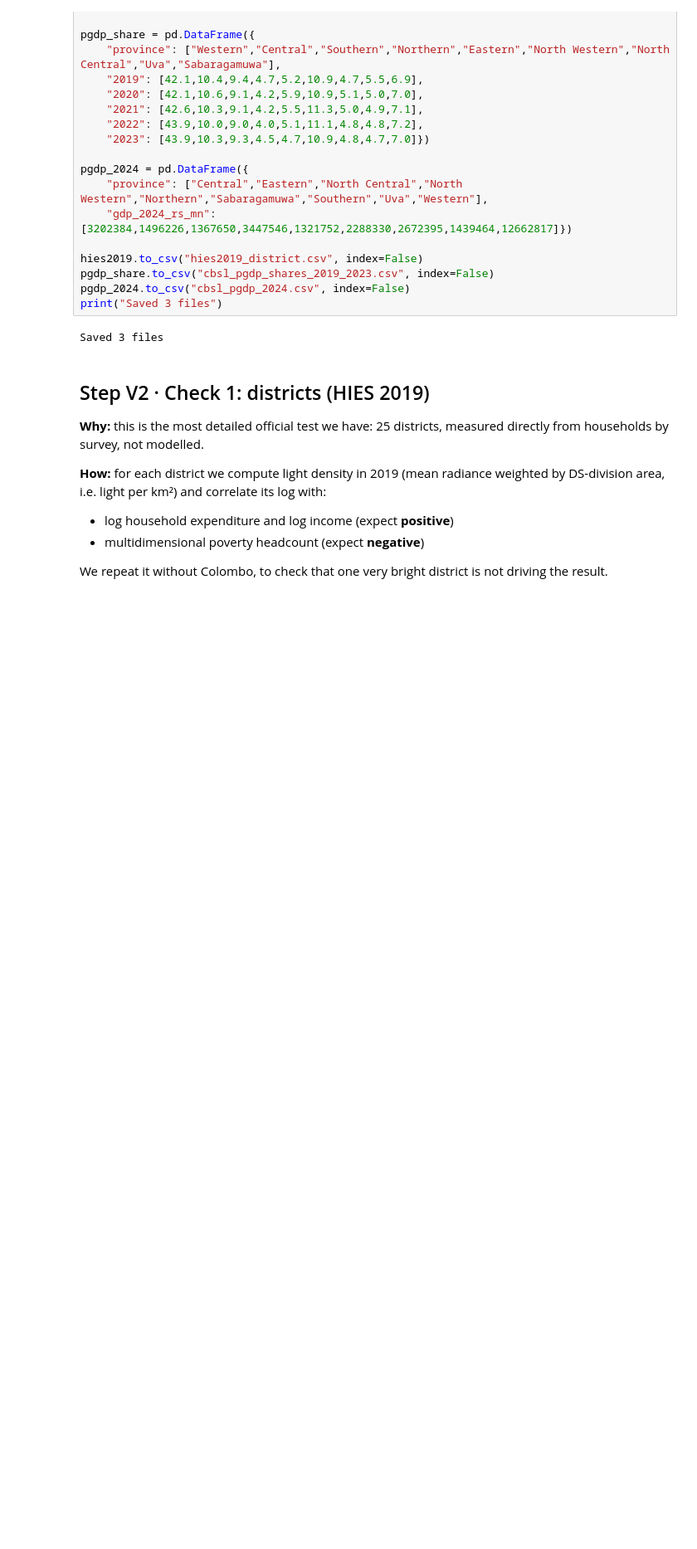
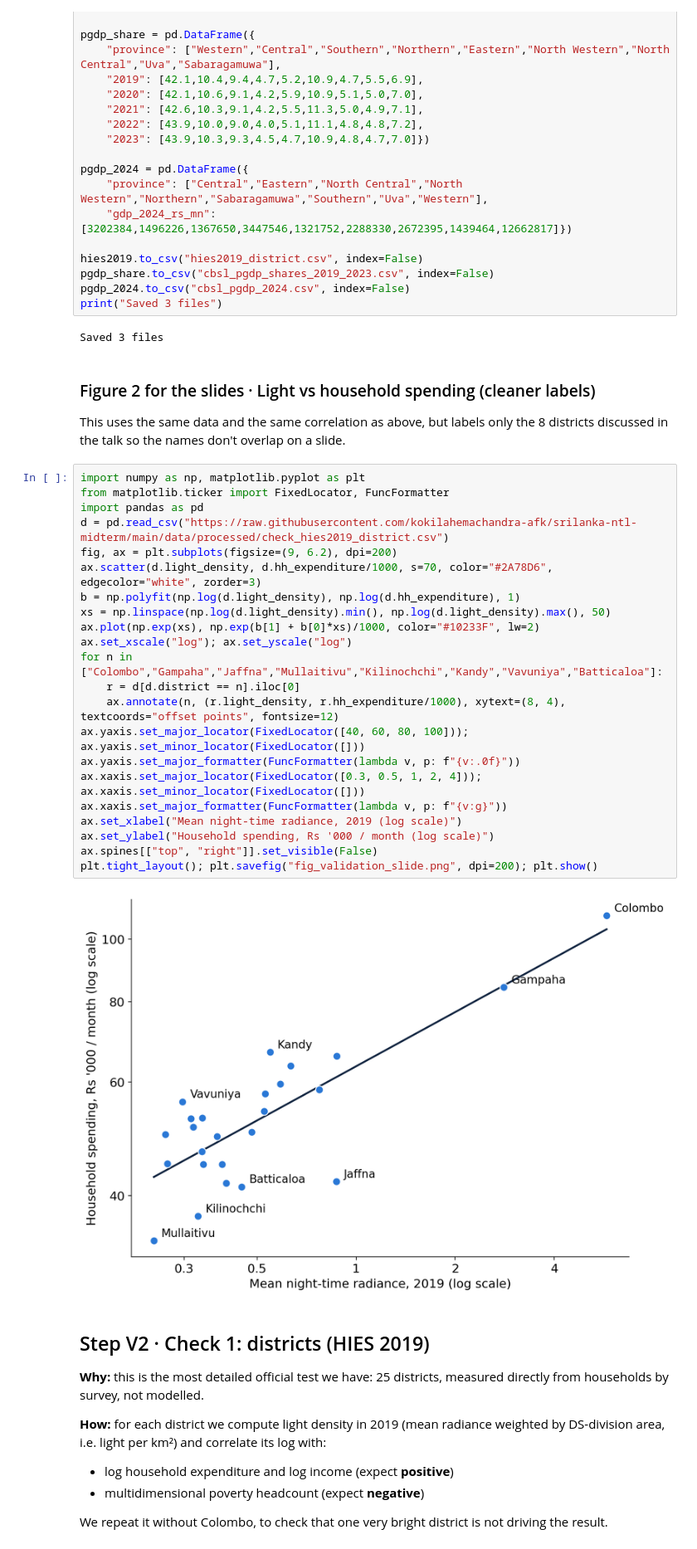
Before and after one commit to kokilahemachandra-afk/srilanka-ntl-midterm, a Jupyter notebook: notebooks/04_validation.ipynb, the cells around one changed output. Shown at 83% size. Drawn from its saved outputs; the diff is of its cells as text; blank space fills up the shorter version.

```diff
--- a/notebooks/04_validation.ipynb
+++ b/notebooks/04_validation.ipynb
@@ -74,6 +74,33 @@ pgdp_2024.to_csv("cbsl_pgdp_2024.csv", index=False)
 print("Saved 3 files")
 # %% [output]
 Saved 3 files
+# %% [markdown]
+### Figure 2 for the slides · Light vs household spending (cleaner labels)
+This uses the same data and the same correlation as above, but labels only the 8 districts discussed in the talk so the names don't overlap on a slide.
+# %%
+import numpy as np, matplotlib.pyplot as plt
+from matplotlib.ticker import FixedLocator, FuncFormatter
+import pandas as pd
+d = pd.read_csv("https://raw.githubusercontent.com/kokilahemachandra-afk/srilanka-ntl-midterm/main/data/processed/check_hies2019_district.csv")
+fig, ax = plt.subplots(figsize=(9, 6.2), dpi=200)
+ax.scatter(d.light_density, d.hh_expenditure/1000, s=70, color="#2A78D6", edgecolor="white", zorder=3)
+b = np.polyfit(np.log(d.light_density), np.log(d.hh_expenditure), 1)
+xs = np.linspace(np.log(d.light_density).min(), np.log(d.light_density).max(), 50)
+ax.plot(np.exp(xs), np.exp(b[1] + b[0]*xs)/1000, color="#10233F", lw=2)
+ax.set_xscale("log"); ax.set_yscale("log")
+for n in ["Colombo","Gampaha","Jaffna","Mullaitivu","Kilinochchi","Kandy","Vavuniya","Batticaloa"]:
+    r = d[d.district == n].iloc[0]
+    ax.annotate(n, (r.light_density, r.hh_expenditure/1000), xytext=(8, 4), textcoords="offset points", fontsize=12)
+ax.yaxis.set_major_locator(FixedLocator([40, 60, 80, 100])); ax.yaxis.set_minor_locator(FixedLocator([]))
+ax.yaxis.set_major_formatter(FuncFormatter(lambda v, p: f"{v:.0f}"))
+ax.xaxis.set_major_locator(FixedLocator([0.3, 0.5, 1, 2, 4])); ax.xaxis.set_minor_locator(FixedLocator([]))
+ax.xaxis.set_major_formatter(FuncFormatter(lambda v, p: f"{v:g}"))
+ax.set_xlabel("Mean night-time radiance, 2019 (log scale)")
+ax.set_ylabel("Household spending, Rs '000 / month (log scale)")
+ax.spines[["top", "right"]].set_visible(False)
+plt.tight_layout(); plt.savefig("fig_validation_slide.png", dpi=200); plt.show()
+# %% [output]
+[figure, added]
 # %% [markdown]
 ## Step V2 · Check 1: districts (HIES 2019)
 
```
